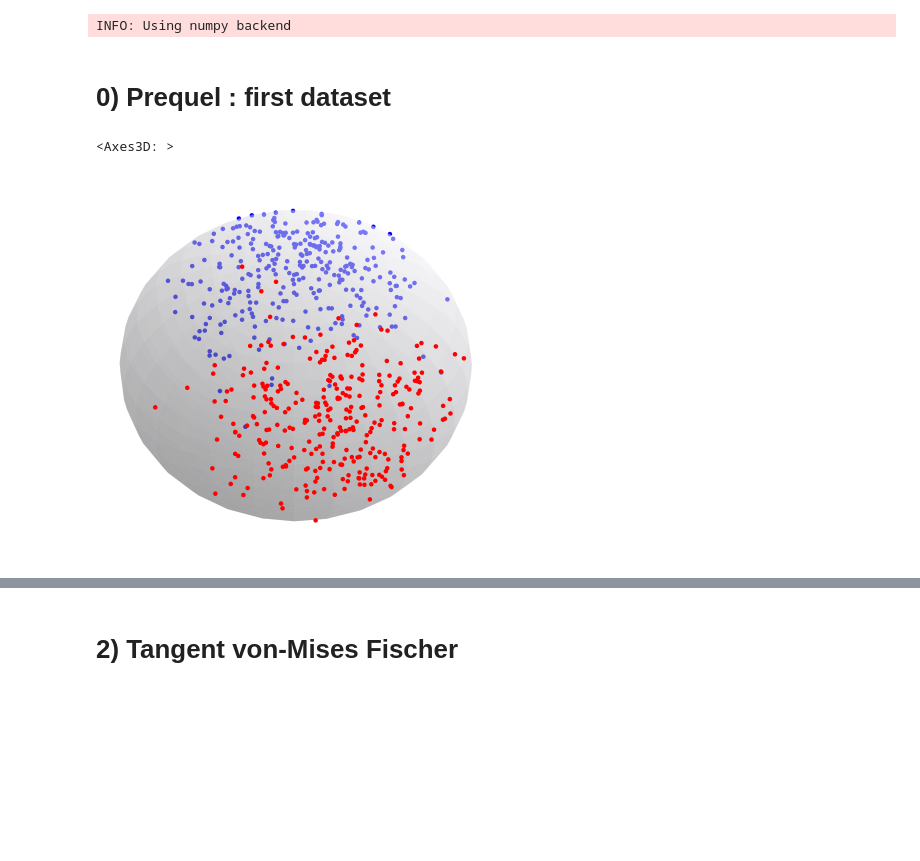
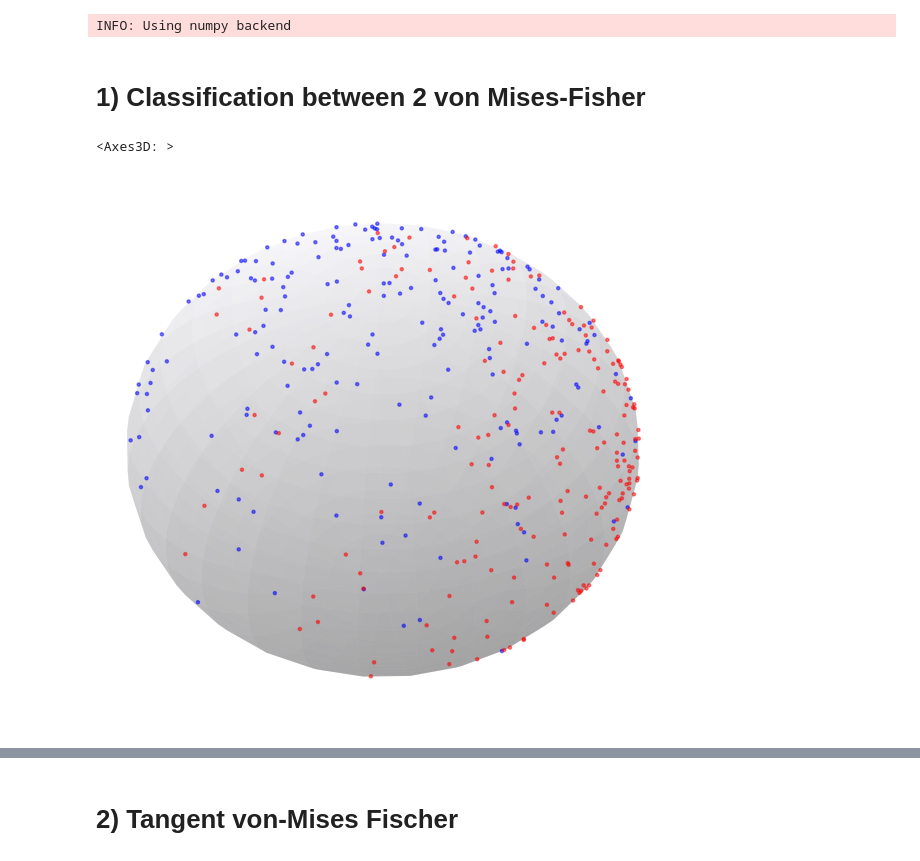
Before and after one commit to gauthierthurin/SphericalQuantiles, a Jupyter notebook: Classif.ipynb, the cells around one changed output, grey strips where cells are left out. Cells and saved outputs as stored; diff of their text form; code cells hidden in the pictures; blank space fills up the shorter version.

```diff
--- a/Classif.ipynb
+++ b/Classif.ipynb
@@ -50,29 +48,32 @@ def SpatialDepth(x,data,MeanData):
     norm = np.linalg.norm(Rx,axis=1)
     Rx = np.mean(Rx[norm>0]/norm[norm>0].reshape(np.sum(norm>0),1),axis=0)
     return(1 - np.linalg.norm(Rx))
-# %% [markdown]
-# 0) Prequel : first dataset
+# %% [markdown]
+# 1) Classification between 2 von Mises-Fisher
 # %%
-n_samples = 300
+n_samples = 200
 m1 = np.array([0,0,1])
-angle = np.pi/9
+data1 = Hypersphere(dim=2).random_von_mises_fisher(mu=m1,kappa=3, n_samples=n_samples)
+angle = np.pi/3
 ROTAT = np.array([[1,0,0],[0,np.cos(-angle),np.sin(angle)],[0,np.sin(-angle),np.cos(-angle)]])
-m2 = ROTAT @ m1
-data1 = Hypersphere(dim=2).random_von_mises_fisher(mu=m1,kappa=10, n_samples=n_samples)
-data2 = Hypersphere(dim=2).random_von_mises_fisher(mu=m2,kappa=10, n_samples=n_samples)
+data2 = np.zeros((n_samples,3))
+for i in range(n_samples):
+    data2[i] = ROTAT @ data1[i]
 
 #) testing data
-data_test1 = Hypersphere(dim=2).random_von_mises_fisher(mu=m1,kappa=10, n_samples=n_samples)
-data_test2 = Hypersphere(dim=2).random_von_mises_fisher(mu=m2,kappa=10, n_samples=n_samples)
-
+data_test1 = Hypersphere(dim=2).random_von_mises_fisher(mu=m1,kappa=3, n_samples=n_samples)
+data_test2 = np.zeros((n_samples,3))
+for i in range(n_samples):
+    data_test2[i] = ROTAT @ data_test1[i]
 data_test = np.concatenate([data_test1,data_test2])
 
+plt.figure(figsize=(7,7))
 el = 45
-az = 75
+az = 30
 ax = functions.def_ax_sphere3D(el,az,sph_alpha=0.3)
-functions.plot_3d_scatter(data1 ,ax,colour="blue",sz=5)
-functions.plot_3d_scatter(data2 ,ax,colour="red",sz=5)
+functions.plot_3d_scatter(data1 ,ax,colour="blue",sz=5,alpha=0.5)
+functions.plot_3d_scatter(data2 ,ax,colour="red",sz=5,alpha=0.5)
 # %% [output]
 <Axes3D: >
-[figure, old version]
+[figure, new version]
 # %%
```
Also changed, not shown: parts of 38 cells of this notebook, 32 other files.
